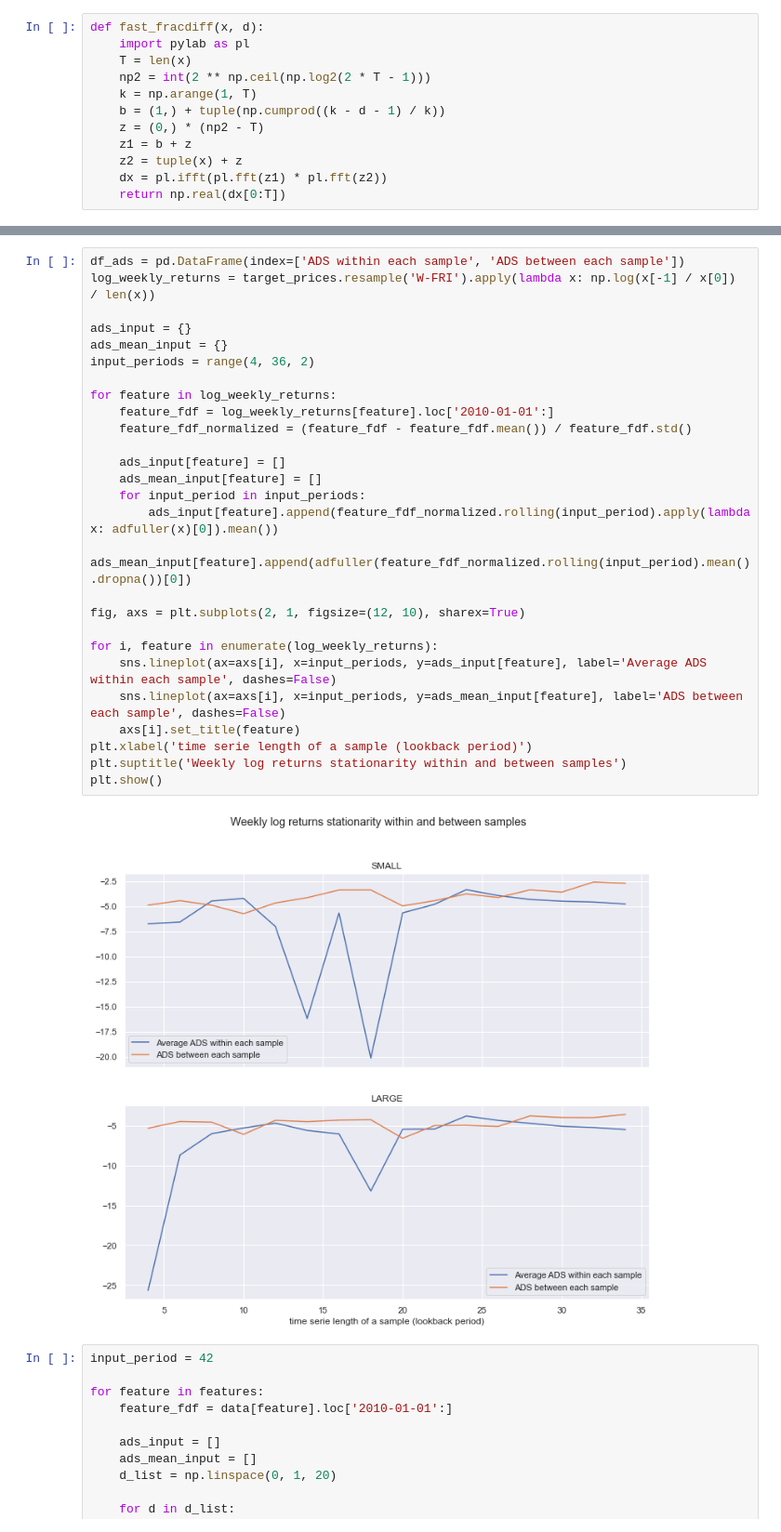
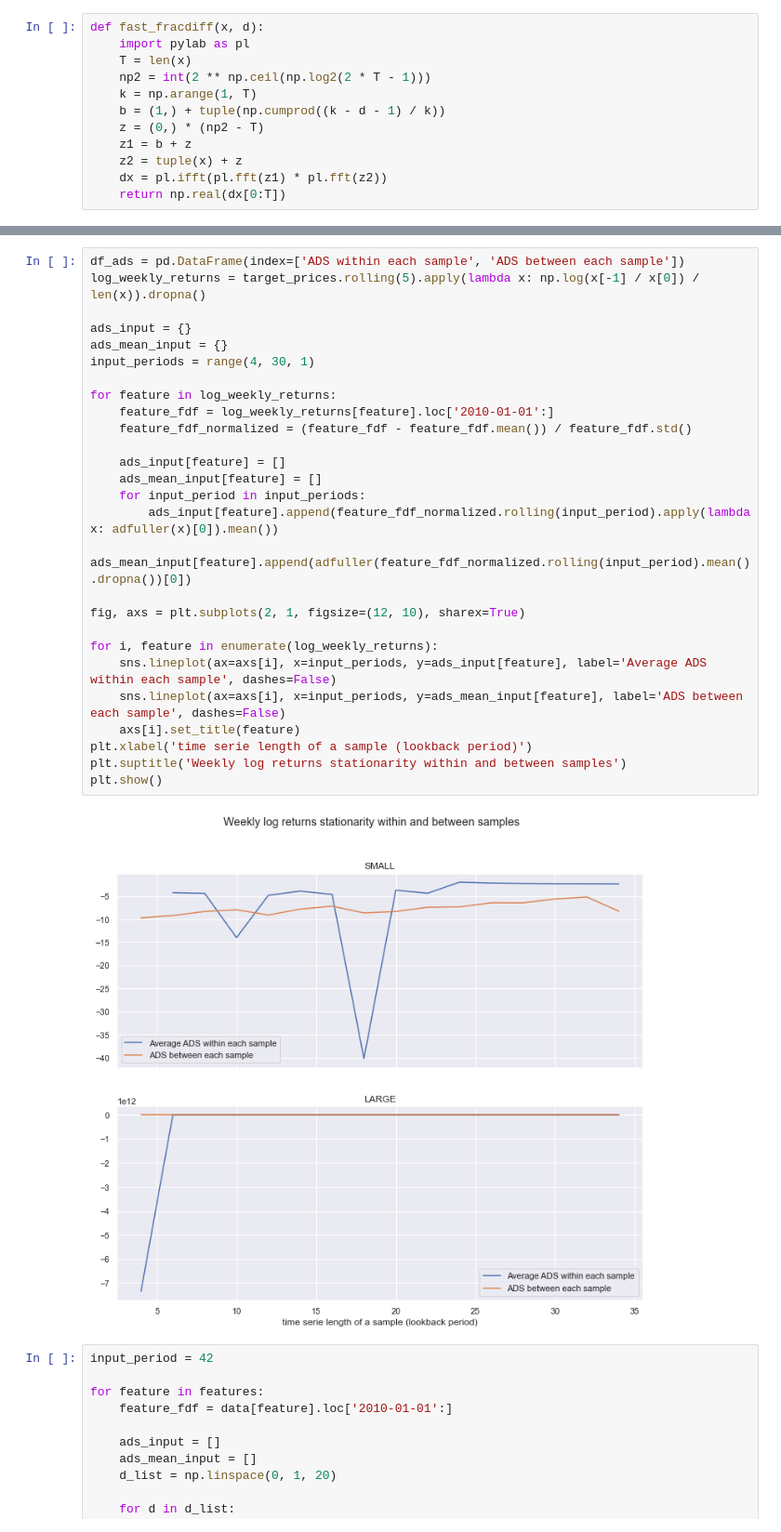
Before and after one commit to lacoupe/BCVS, a Jupyter notebook: SW/size/size.ipynb, the cells around one changed output, grey strips where cells are left out. Shown at 93% size. Drawn from its saved outputs; the diff is of its cells as text.

```diff
--- a/SW/size/size.ipynb
+++ b/SW/size/size.ipynb
@@ -170,32 +186,32 @@ def fast_fracdiff(x, d):
 # %%
 df_ads = pd.DataFrame(index=['ADS within each sample', 'ADS between each sample'])
-log_weekly_returns = target_prices.resample('W-FRI').apply(lambda x: np.log(x[-1] / x[0]) / len(x))
+log_weekly_returns = target_prices.rolling(5).apply(lambda x: np.log(x[-1] / x[0]) / len(x)).dropna()
 
 ads_input = {}
 ads_mean_input = {}
-input_periods = range(4, 36, 2)
+input_periods = range(4, 30, 1)
 
 for feature in log_weekly_returns:
     feature_fdf = log_weekly_returns[feature].loc['2010-01-01':]
     feature_fdf_normalized = (feature_fdf - feature_fdf.mean()) / feature_fdf.std()
 
     ads_input[feature] = []
     ads_mean_input[feature] = []
     for input_period in input_periods:
         ads_input[feature].append(feature_fdf_normalized.rolling(input_period).apply(lambda x: adfuller(x)[0]).mean())
         ads_mean_input[feature].append(adfuller(feature_fdf_normalized.rolling(input_period).mean().dropna())[0])
 
 fig, axs = plt.subplots(2, 1, figsize=(12, 10), sharex=True)
 
 for i, feature in enumerate(log_weekly_returns):
     sns.lineplot(ax=axs[i], x=input_periods, y=ads_input[feature], label='Average ADS within each sample', dashes=False)
     sns.lineplot(ax=axs[i], x=input_periods, y=ads_mean_input[feature], label='ADS between each sample', dashes=False)
     axs[i].set_title(feature)
 plt.xlabel('time serie length of a sample (lookback period)')
 plt.suptitle('Weekly log returns stationarity within and between samples')
 plt.show()
 # %% [output]
-[figure, old version]
+[figure, new version]
 # %%
 input_period = 42
 
```
Also changed, not shown: parts of 1 cell of this notebook, 8 other files.
